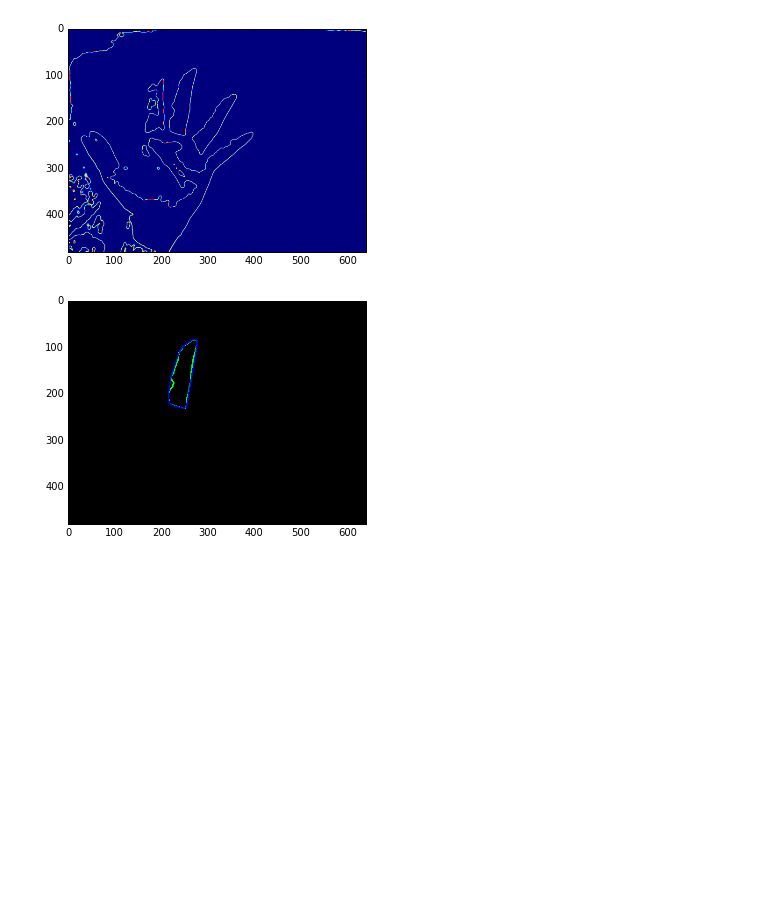
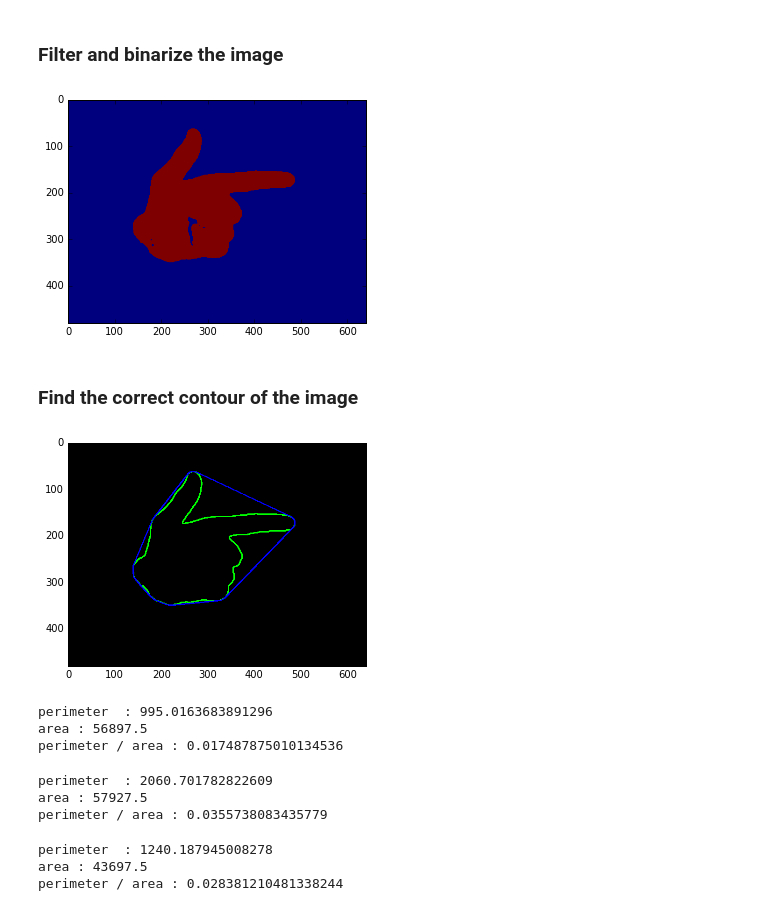
Before and after one commit to hzhucn/gesture_controlled_robot, a Jupyter notebook: Python/convex_hull.ipynb, the cells around one changed output. Drawn from its saved outputs; the diff is of its cells as text; code cells hidden in the pictures; blank space fills up the shorter version.

Commit message:
Find correct color and contour

```diff
--- a/Python/convex_hull.ipynb
+++ b/Python/convex_hull.ipynb
@@ -44,0 +14,7 @@ plt.show()
+# %%
+img_bgr = cv2.imread(files[75])
+img_rgb = cv2.cvtColor(img_bgr,cv2.COLOR_BGR2RGB)
+plt.imshow(img_rgb)
+plt.show()
+h,w =img_bgr.shape[:2]
+print(h,w)
@@ -44,0 +26,13 @@ plt.show()
+# %%
+
+seuil=15
+for i in range(len(img_rgb)):
+    for j in range(len(img_rgb[i])):
+        r = img_rgb[i][j][0]
+        g = img_rgb[i][j][1]
+        b = img_rgb[i][j][2]
+        if (max(r,g,b)- min(r,g,b) < seuil) or (max(r,g,b)!=r):
+            img_rgb[i][j]=[0,0,0]
+
+plt.imshow(img_rgb)
+plt.show()
@@ -45,23 +41,29 @@ plt.show()
+# %% [markdown]
+### Filter and binarize the image
 # %%
+img_filtered = cv2.medianBlur(img_rgb, 5) ## Median blur to
 
-img_filtered = cv2.medianBlur(img_masked, 5)
 gray = cv2.cvtColor(img_filtered,cv2.COLOR_BGR2GRAY)
-blur = cv2.GaussianBlur(gray,(7,7),0)
-ret,thresh1 = cv2.threshold(blur,50,255,cv2.THRESH_BINARY+cv2.THRESH_OTSU)
-_,thresh2 = cv2.threshold(blur,255,255,cv2.THRESH_TOZERO_INV+cv2.THRESH_OTSU)
+blur = cv2.GaussianBlur(gray,(7,7),0) # Gaussian blur to
+
+_,thresh2 = cv2.threshold(blur,50,255,cv2.THRESH_BINARY+cv2.THRESH_OTSU)
 plt.imshow(thresh2)
 plt.show()
 # %% [output]
-[figure, old version]
+[figure, new version]
+# %% [markdown]
+### Find the correct contour of the image
 # %%
 _, contours, hierarchy = cv2.findContours(thresh2, cv2.RETR_TREE ,cv2.CHAIN_APPROX_SIMPLE)
 max_area = 0
+max_perimeter = 0
 ci = None
 for i in range(len(contours)):
     cnt=contours[i]
     area = cv2.contourArea(cnt)
     if(area>max_area):
         max_area=area
+        max_perimeter = cv2.arcLength(cnt,True)
         ci=i
 cnt=contours[ci]
 hull = cv2.convexHull(cnt)
@@ -71,5 +73,32 @@ cv2.drawContours(drawing,[hull],0,(0,0,255),2)
 plt.imshow(drawing)
 plt.show()
 # %% [output]
-[figure, old version]
+[figure, new version]
+# %%
+#Poing fermé
+print('perimeter  : {0} '.format(max_perimeter))
+print('area : {0} '.format(max_area))
+print('perimeter / area : {0} '.format(max_perimeter/max_area))
+# %% [output]
+perimeter  : 995.0163683891296
+area : 56897.5
+perimeter / area : 0.017487875010134536
+# %%
+#Main ouverte
+print('perimeter  : {0} '.format(max_perimeter))
+print('area : {0} '.format(max_area))
+print('perimeter / area : {0} '.format(max_perimeter/max_area))
+# %% [output]
+perimeter  : 2060.701782822609
+area : 57927.5
+perimeter / area : 0.0355738083435779
+# %%
+#flèche vers la droite
+print('perimeter  : {0} '.format(max_perimeter))
+print('area : {0} '.format(max_area))
+print('perimeter / area : {0} '.format(max_perimeter/max_area))
+# %% [output]
+perimeter  : 1240.187945008278
+area : 43697.5
+perimeter / area : 0.028381210481338244
 # %%
```
Also changed, not shown: parts of 8 cells of this notebook, 4 other files.
